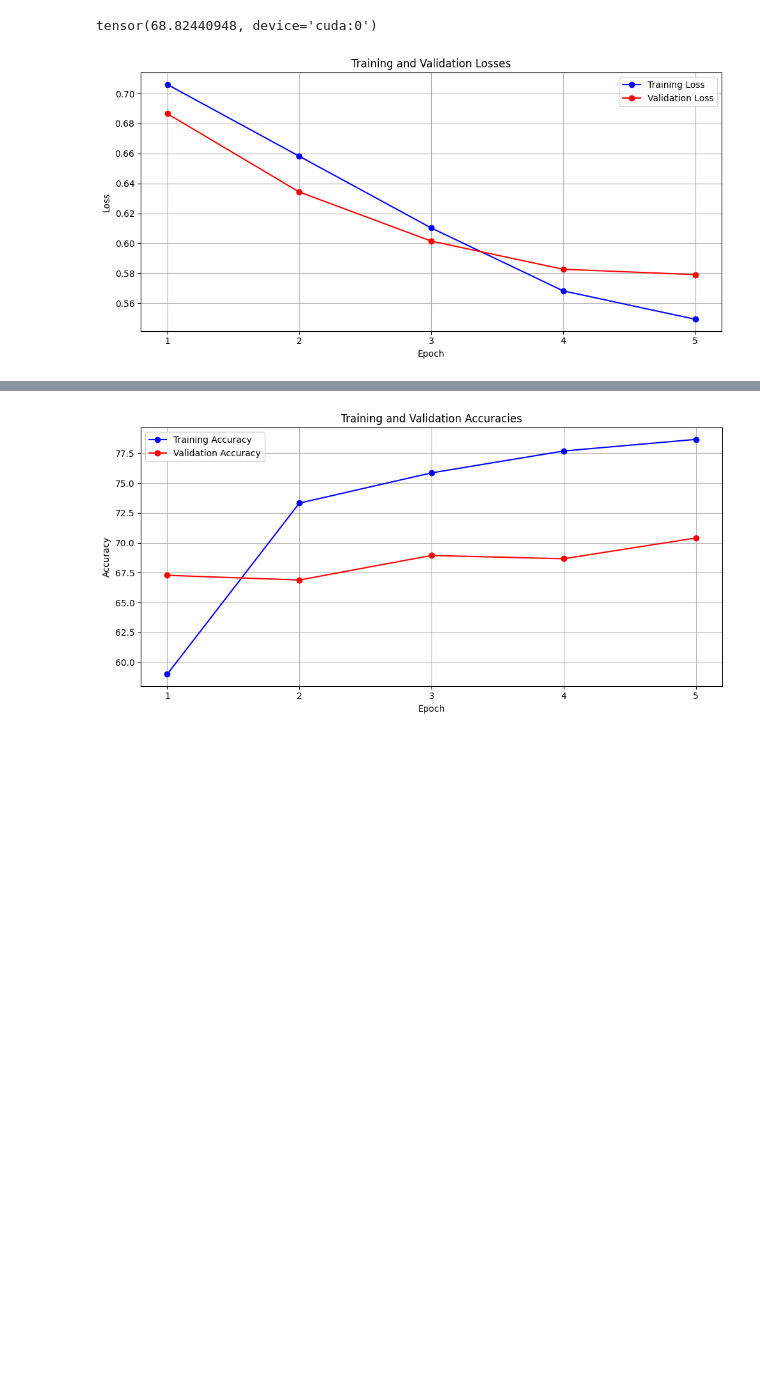
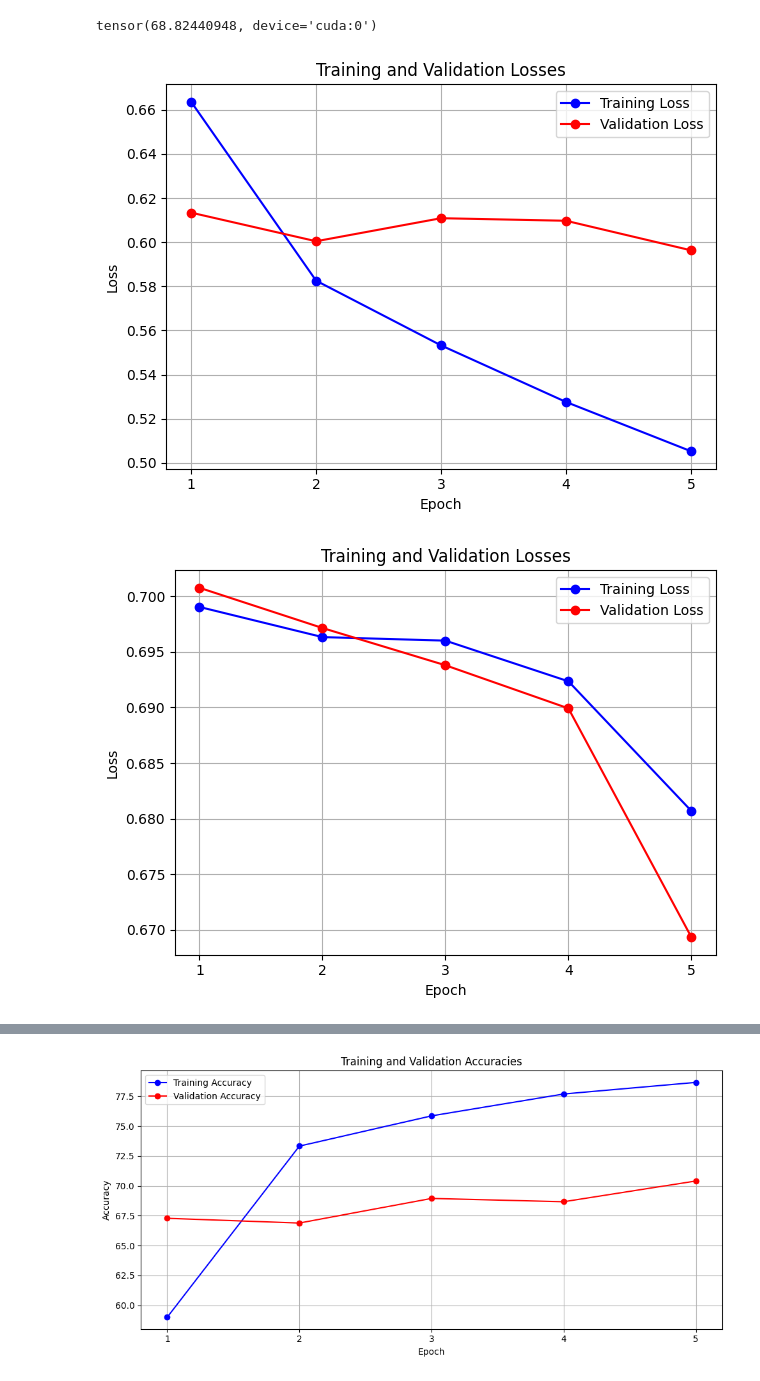
Before and after one commit to taihim/timeseries-transformer, a Jupyter notebook: playground/transformers(1).ipynb, the cells around one changed output, grey strips where cells are left out. Cells and saved outputs as stored; diff of their text form; code cells hidden in the pictures; blank space fills up the shorter version.

Commit message:
feat: updated loss visualization

```diff
--- a/playground/transformers(1).ipynb
+++ b/playground/transformers(1).ipynb
@@ -371,24 +371,25 @@ print(acc/iteration)
 # %% [output]
 tensor(68.82440948, device='cuda:0')
 # %%
-# Extracting training losses
-train_losses = [t[0] for t in losses[1]]
-val_losses = [t[1] for t in losses[1]]
+for loss in losses:
+  # Extracting training losses
+  train_losses = [t[0] for t in loss]
+  val_losses = [t[1] for t in loss]
 
-# Creating index for x-axis
-indices = range(1, len(losses[0]) + 1)
+  # Creating index for x-axis
+  indices = range(1, len(loss) + 1)
 
-# Plotting
-plt.figure(figsize=(10, 5))
-plt.plot(indices, train_losses, marker='o', linestyle='-', color='b', label='Training Loss')
-plt.plot(indices, val_losses, marker='o', linestyle='-', color='r', label='Validation Loss')
-plt.title('Training and Validation Losses')
-plt.xlabel('Epoch')
-plt.ylabel('Loss')
-plt.xticks(indices)
-plt.legend()
-plt.grid(True)
-plt.tight_layout()
-plt.show()
+  plt.plot(indices, train_losses, marker='o', linestyle='-', color='b', label='Training Loss')
+  plt.plot(indices, val_losses, marker='o', linestyle='-', color='r', label='Validation Loss')
+
+  plt.title('Training and Validation Losses')
+  plt.xlabel('Epoch')
+  plt.ylabel('Loss')
+  plt.xticks(indices)
+  plt.legend()
+  plt.grid(True)
+  plt.tight_layout()
+  plt.show()
 # %% [output]
-[figure, old version]
+[figure, new version]
+[figure, added]
```
Also changed, not shown: parts of 2 cells of this notebook.
